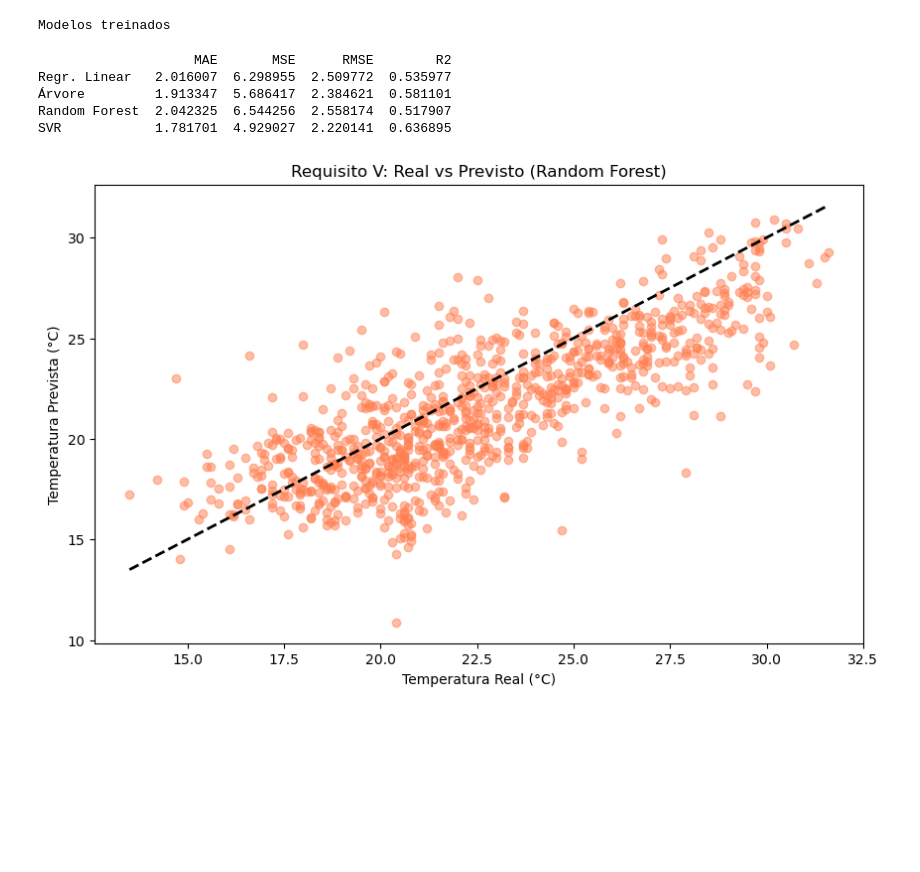
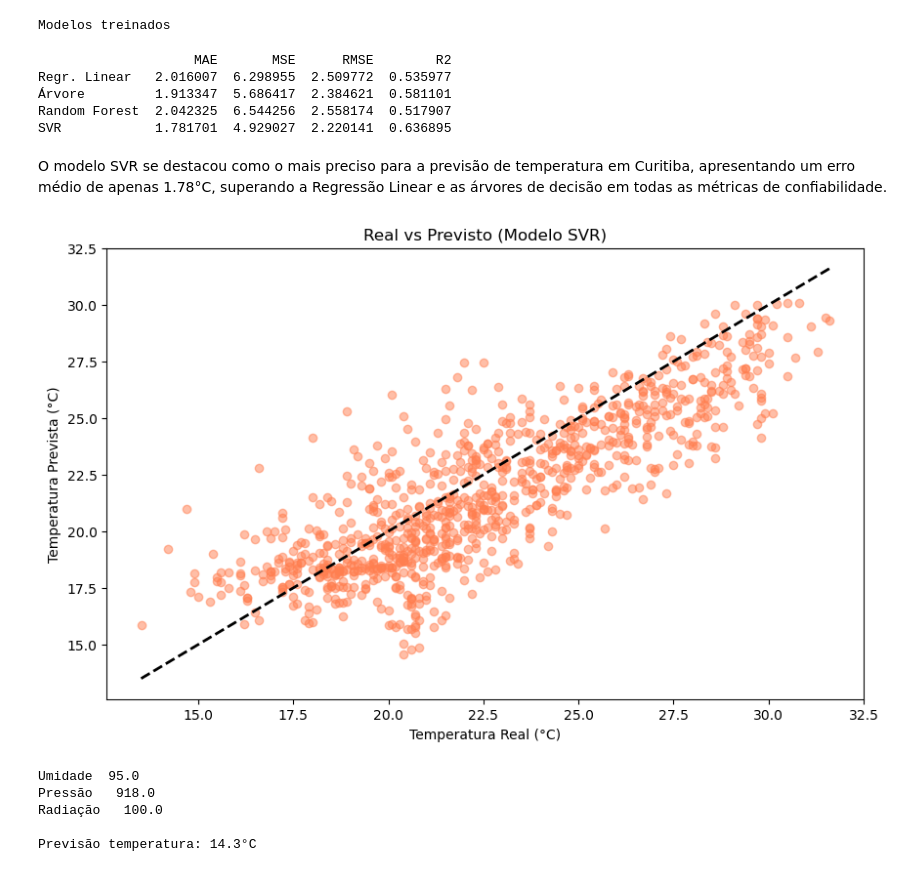
Before and after one commit to desyreegarcia/MachineLearning, a Jupyter notebook: ModeloPrevisao.ipynb, the cells around one changed output. Saved outputs shown, nothing was run; the diff lists cells and outputs as text; code cells hidden in the pictures; blank space fills up the shorter version.

```diff
--- a/ModeloPrevisao.ipynb
+++ b/ModeloPrevisao.ipynb
@@ -119,7 +147,7 @@ print('Modelos treinados')
 # %% [output]
 Modelos treinados
 # %%
-# Criando uma função para facilitar a coleta de métricas
+# Função para facilitar a coleta de métricas
 def avaliar_regressao(modelo, X_teste, y_teste):
     preditos = modelo.predict(X_teste)
     mae = mean_absolute_error(y_teste, preditos)
@@ -128,7 +156,7 @@ def avaliar_regressao(modelo, X_teste, y_teste):
     r2 = r2_score(y_teste, preditos)
     return [mae, mse, rmse, r2]
 
-# Coletando resultados de todos os modelos
+# Coleta resultados de todos os modelos
 resultados_reg = {
     'Regr. Linear': avaliar_regressao(modelo_linear, X_test_scaled, y_test),
     'Árvore': avaliar_regressao(modelo_arvore_reg, X_test_scaled, y_test),
@@ -136,29 +164,31 @@ resultados_reg = {
     'SVR': avaliar_regressao(modelo_svr, X_test_scaled, y_test)
 }
 
-# Transformando em DataFrame para o relatório
+# Transforma em DataFrame
 df_metricas = pd.DataFrame(resultados_reg, index=['MAE', 'MSE', 'RMSE', 'R2']).T
 print(df_metricas)
-
-# Visualização: Real vs Previsto (Usando o Random Forest como exemplo)
-previsoes_finais = modelo_rf_reg.predict(X_test_scaled)
-plt.figure(figsize=(10, 6))
-plt.scatter(y_test, previsoes_finais, alpha=0.5, color='coral')
-plt.plot([y_test.min(), y_test.max()], [y_test.min(), y_test.max()], '--k', lw=2)
-plt.xlabel('Temperatura Real (°C)')
-plt.ylabel('Temperatura Prevista (°C)')
-plt.title('Requisito V: Real vs Previsto (Random Forest)')
-plt.show()
 # %% [output]
                     MAE       MSE      RMSE        R2
 Regr. Linear   2.016007  6.298955  2.509772  0.535977
 Árvore         1.913347  5.686417  2.384621  0.581101
 Random Forest  2.042325  6.544256  2.558174  0.517907
 SVR            1.781701  4.929027  2.220141  0.636895
-[figure, removed]
+# %% [markdown]
+O modelo SVR se destacou como o mais preciso para a previsão de temperatura em Curitiba, apresentando um erro médio de apenas 1.78°C, superando a Regressão Linear e as árvores de decisão em todas as métricas de confiabilidade.
+# %%
+# Visualização: Real vs Previsto (Usando o Random Forest como exemplo)
+previsoes_finais = modelo_svr.predict(X_test_scaled)
+plt.figure(figsize=(10, 6))
+plt.scatter(y_test, previsoes_finais, alpha=0.5, color='coral')
+plt.plot([y_test.min(), y_test.max()], [y_test.min(), y_test.max()], '--k', lw=2)
+plt.xlabel('Temperatura Real (°C)')
+plt.ylabel('Temperatura Prevista (°C)')
+plt.title('Real vs Previsto (Modelo SVR)')
+plt.show()
+# %% [output]
+[figure, added]
 # %%
 def prever_temperatura():
-    print("--- Sistema de Previsão de Temperatura (Regressão) ---")
     umid = float(input("Digite a Umidade (%): "))
     pres = float(input("Digite a Pressão (mB): "))
     radi = float(input("Digite a Radiação (Kj/m²): "))
@@ -177,4 +207,10 @@ def prever_temperatura():
     print(f"\nPrevisão temperatura: {temp_prevista[0]:.1f}°C")
 
 # Para testar:
-#prever_temperatura()
+prever_temperatura()
+# %% [output]
+Umidade  95.0
+Pressão   918.0
+Radiação   100.0
+
+Previsão temperatura: 14.3°C
```
Also changed, not shown: parts of 6 cells of this notebook, 1 other file.
